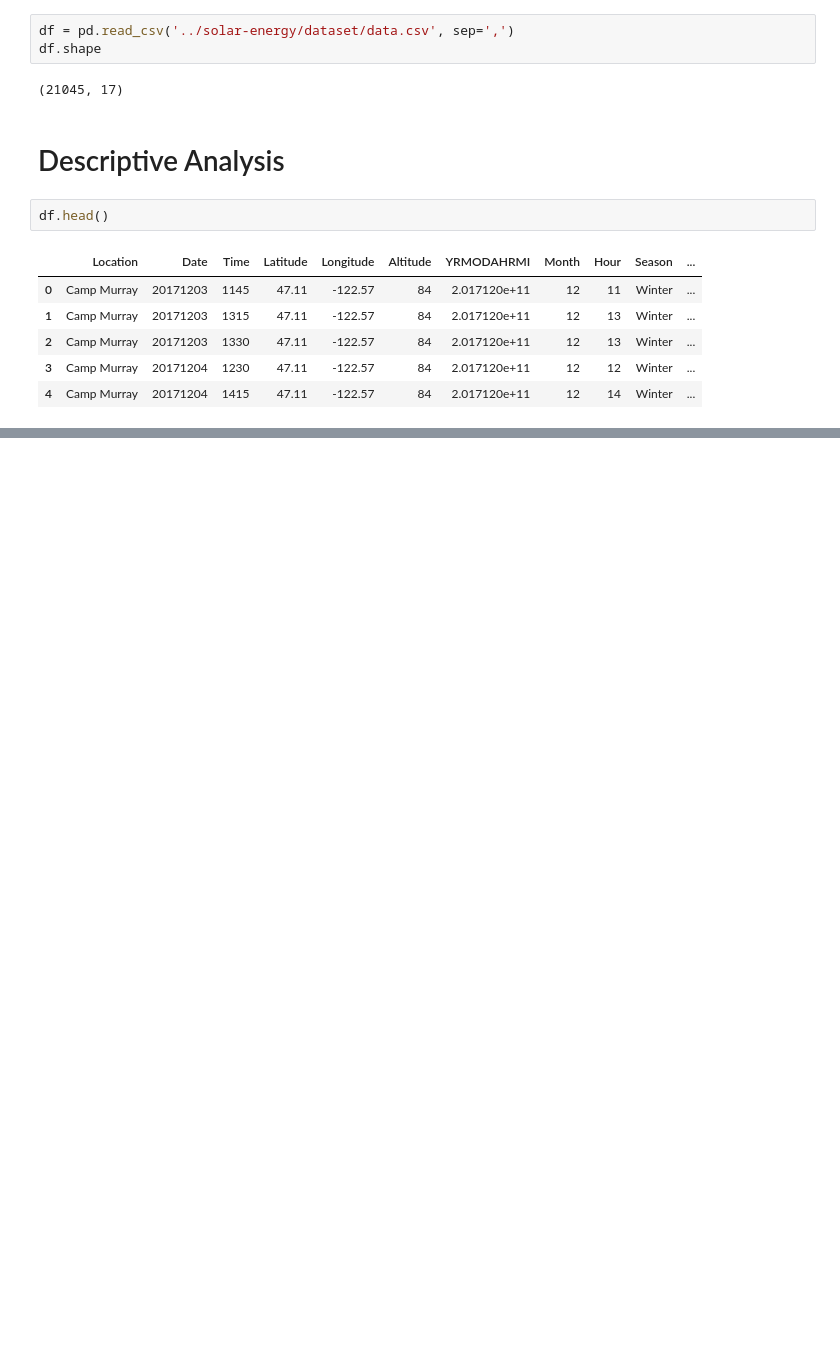
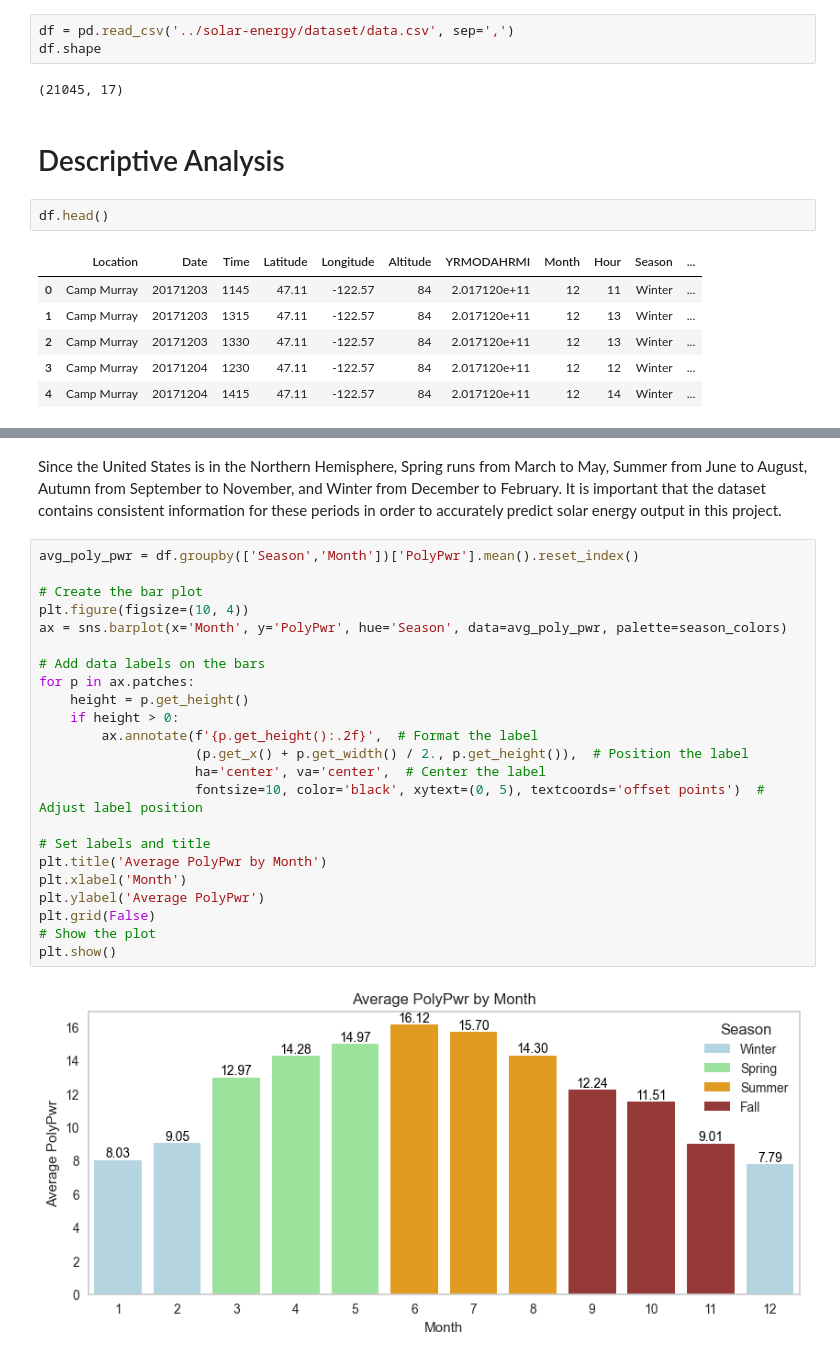
Before and after one commit to gpaschoalinoto/ml-regression-models, a Jupyter notebook: solar-energy/solar_energy_regression.ipynb, the cells around one changed output, grey strips where cells are left out. Drawn from its saved outputs; the diff is of its cells as text; blank space fills up the shorter version.

Commit message:
Adding EDA and Predictive Modelling

```diff
--- a/solar-energy/solar_energy_regression.ipynb
+++ b/solar-energy/solar_energy_regression.ipynb
@@ -110,0 +328,27 @@ df.head()
+# %% [markdown]
+Since the United States is in the Northern Hemisphere, Spring runs from March to May, Summer from June to August, Autumn from September to November, and Winter from December to February. It is important that the dataset contains consistent information for these periods in order to accurately predict solar energy output in this project.
+# %%
+avg_poly_pwr = df.groupby(['Season','Month'])['PolyPwr'].mean().reset_index()
+
+# Create the bar plot
+plt.figure(figsize=(10, 4))
+ax = sns.barplot(x='Month', y='PolyPwr', hue='Season', data=avg_poly_pwr, palette=season_colors)
+
+# Add data labels on the bars
+for p in ax.patches:
+    height = p.get_height()
+    if height > 0:
+        ax.annotate(f'{p.get_height():.2f}',  # Format the label
+                    (p.get_x() + p.get_width() / 2., p.get_height()),  # Position the label
+                    ha='center', va='center',  # Center the label
+                    fontsize=10, color='black', xytext=(0, 5), textcoords='offset points')  # Adjust label position
+
+# Set labels and title
+plt.title('Average PolyPwr by Month')
+plt.xlabel('Month')
+plt.ylabel('Average PolyPwr')
+plt.grid(False)
+# Show the plot
+plt.show()
+# %% [output]
+[figure, added]
```
Also changed, not shown: parts of 69 cells of this notebook, 4 other files.
